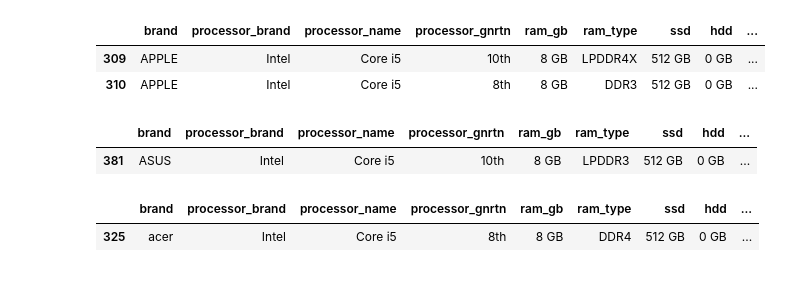
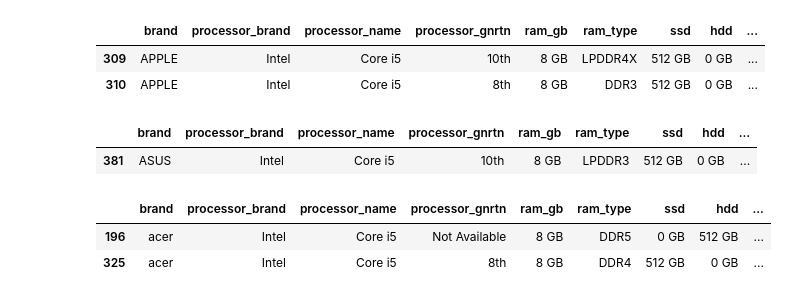
Before and after one commit to SATYAM-PRATIBHAN/Data-Science-Training, a Jupyter notebook: Python/Pandas/class8.ipynb, the cells around one changed output. Drawn from its saved outputs; the diff is of its cells as text; code cells hidden in the pictures.

```diff
--- a/Python/Pandas/class8.ipynb
+++ b/Python/Pandas/class8.ipynb
@@ -172,16 +172,17 @@ Asus_10thgen_ramddr3_windows_graphic4_price
 |  | brand | processor_brand | processor_name | processor_gnrtn | ram_gb | ram_type | ssd | hdd | ... |
 | 381 | ASUS | Intel | Core i5 | 10th | 8 GB | LPDDR3 | 512 GB | 0 GB | ... |
 # %%
-# brand = acer, ram =  8gb, processor name = intel,ssd = 512gb,os windows,graphics = 4gb,touchscreen = no,price < 100k
+# brand = acer, ram =  8gb, processor name = intel,ssd <= 512gb,os windows,graphics = 4gb,touchscreen = no,price < 100k
 Acer = df[df["brand"] == "acer"]
 Acer = Acer[Acer["ram_gb"] == "8 GB"]
 Acer = Acer[Acer["processor_brand"] == "Intel"]
-Acer = Acer[Acer["ssd"] == "512 GB"]
+Acer = Acer[Acer["ssd"] <= "512 GB"]
 Acer = Acer[Acer["os"] == "Windows"]
 Acer = Acer[Acer["graphic_card_gb"] == "4 GB"]
 Acer = Acer[Acer["Touchscreen"] == "No"]
 Acer = Acer[Acer["Price"] <= 100000]
 Acer
 # %% [output]
 |  | brand | processor_brand | processor_name | processor_gnrtn | ram_gb | ram_type | ssd | hdd | ... |
+| 196 | acer | Intel | Core i5 | Not Available | 8 GB | DDR5 | 0 GB | 512 GB | ... |
 | 325 | acer | Intel | Core i5 | 8th | 8 GB | DDR4 | 512 GB | 0 GB | ... |
```
